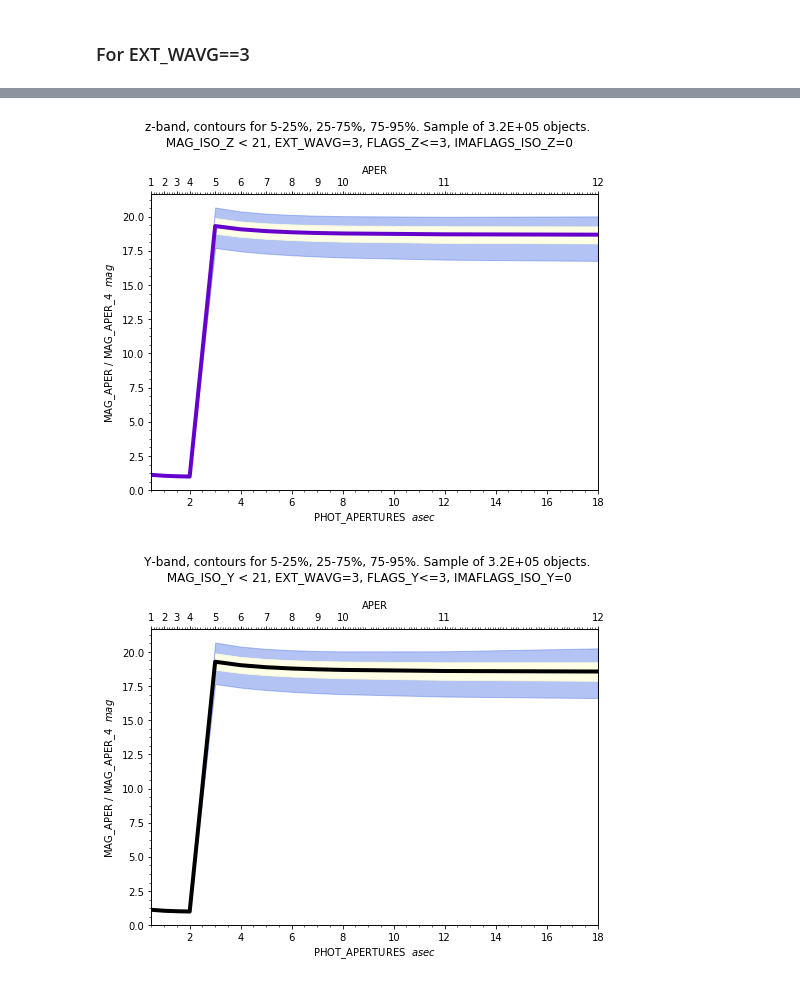
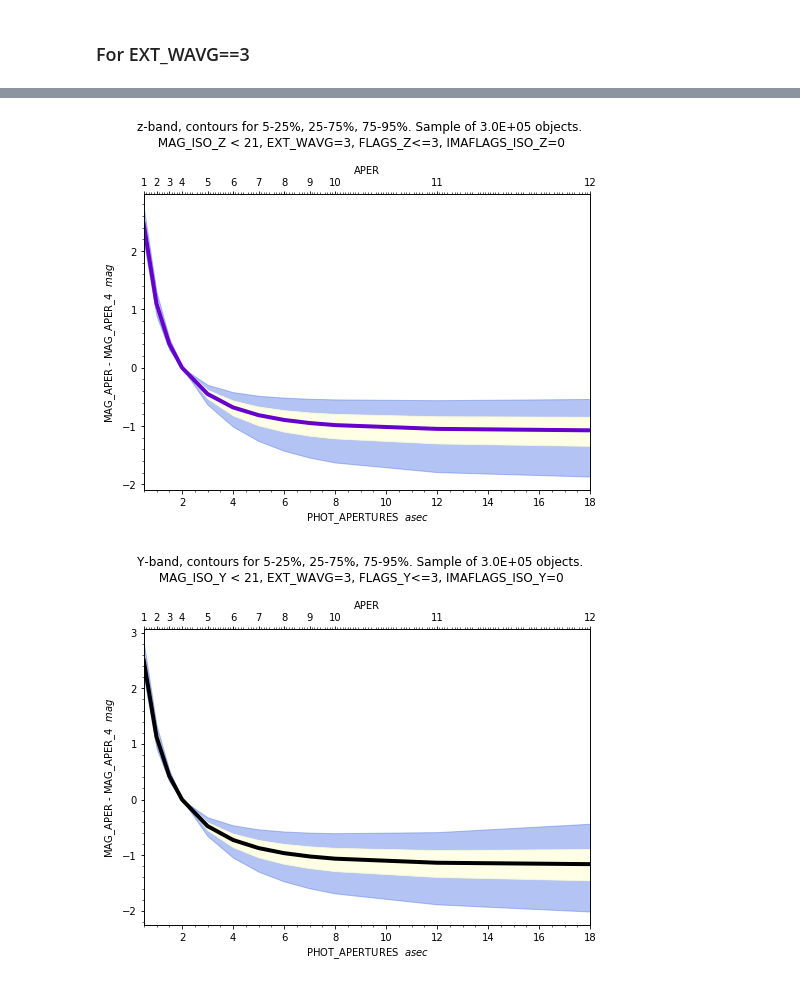
Before and after one commit to paztronomer/desdm_dr1_work, a Jupyter notebook: validation_magaper_profile.ipynb, the cells around one changed output, grey strips where cells are left out. Cells and saved outputs as stored; diff of their text form; code cells hidden in the pictures.

```diff
--- a/validation_magaper_profile.ipynb
+++ b/validation_magaper_profile.ipynb
@@ -126,17 +147,19 @@ ap = np.arange(1, 13)
+# %%
+df_aux1 = df.copy(deep=True)
+df_aux2 = df.copy(deep=True)
 # %% [markdown]
 ### Normalize each object set of magnitudes using MAG_APER_4
 # %%
+# For df_aux1. This method does some weird shape
 for b in bs:
     for a in ap:
         aux_key = "{0}_MAG_APER_{1}".format(b.upper(), a)
         aux_key_ap4 = "{0}_MAG_APER_4".format(b.upper())
-        df[aux_key] /= df[aux_key_ap4]
+        df_aux1[aux_key] -= df[aux_key_ap4]
 
-"""
-for idx, row in df.iterrows():
-    for b in bs:
-        for a in ap:
-            aux_key = "{0}_MAG_APER_{1}".format(b.upper(), a)
-            aux_key_ap4 = "{0}_MAG_APER_4".format(b.upper())
-            row[aux_key] /= row[aux_key_ap4]
-"""
+# for idx, row in df.iterrows():
+#     for b in bs:
+#         for a in ap:
+#             aux_key = "{0}_MAG_APER_{1}".format(b.upper(), a)
+#             aux_key_ap4 = "{0}_MAG_APER_4".format(b.upper())
+#             row[aux_key] /= row[aux_key_ap4]
@@ -148,7 +169,7 @@ for idx, row in df.iterrows():
 PHOT_APERTURES = [1.85, 3.70, 5.55, 7.41, 11.11, 14.81, 18.52, 22.22, 25.93, 29.63, 44.44, 66.67]
 PHOT_APERTURES = [0.27 * x for x in PHOT_APERTURES]
 # %%
-def plot_aper(band="g", EXT_WAVG=0, FLAGS=0, IMAFLAGS=0):
+def plot_aper(df, band="g", EXT_WAVG=0, FLAGS=0, IMAFLAGS=0):
     aux0 = ["{0}_MAG_APER_{1}".format(band.upper(), x) for x in ap]
     v5, v25, v50, v75, v95 = [], [], [], [], []
 
@@ -184,7 +205,7 @@ def plot_aper(band="g", EXT_WAVG=0, FLAGS=0, IMAFLAGS=0):
     plt.suptitle(tt)
 
     ax.set_xlabel(r"PHOT_APERTURES  $asec$")
-    ax.set_ylabel(r"MAG_APER / MAG_APER_4  $mag$")
+    ax.set_ylabel(r"MAG_APER - MAG_APER_4  $mag$")
 
     ax.set_xlim(min(PHOT_APERTURES), max(PHOT_APERTURES))
     #ax.set_ylim([min(v5), max(v95)])
@@ -209,8 +230,8 @@ def plot_aper(band="g", EXT_WAVG=0, FLAGS=0, IMAFLAGS=0):
 
     plt.subplots_adjust(top=0.81)
 
-    outname = "growth_{0}_extwavg{1}_flags{2}.png".format(band, EXT_WAVG, FLAGS)
-    plt.savefig(outname, dpi=500, format="png")
+    # outname = "growth_{0}_extwavg{1}_flags{2}.png".format(band, EXT_WAVG, FLAGS)
+    # plt.savefig(outname, dpi=500, format="png")
 # %% [markdown]
 ### For EXT_WAVG==0
 # %%
@@ -250,8 +271,8 @@ plot_aper(band="i", FLAGS=3, EXT_WAVG=3)
 # %%
-plot_aper(band="z", FLAGS=3, EXT_WAVG=3)
+plot_aper(df_aux1, band="z", FLAGS=3, EXT_WAVG=3)
 # %% [output]
-[figure, old version]
+[figure, new version]
 # %%
-plot_aper(band="Y", FLAGS=3, EXT_WAVG=3)
+plot_aper(df_aux1, band="Y", FLAGS=3, EXT_WAVG=3)
 # %% [output]
-[figure, old version]
+[figure, new version]
```
Also changed, not shown: parts of 12 cells of this notebook.
